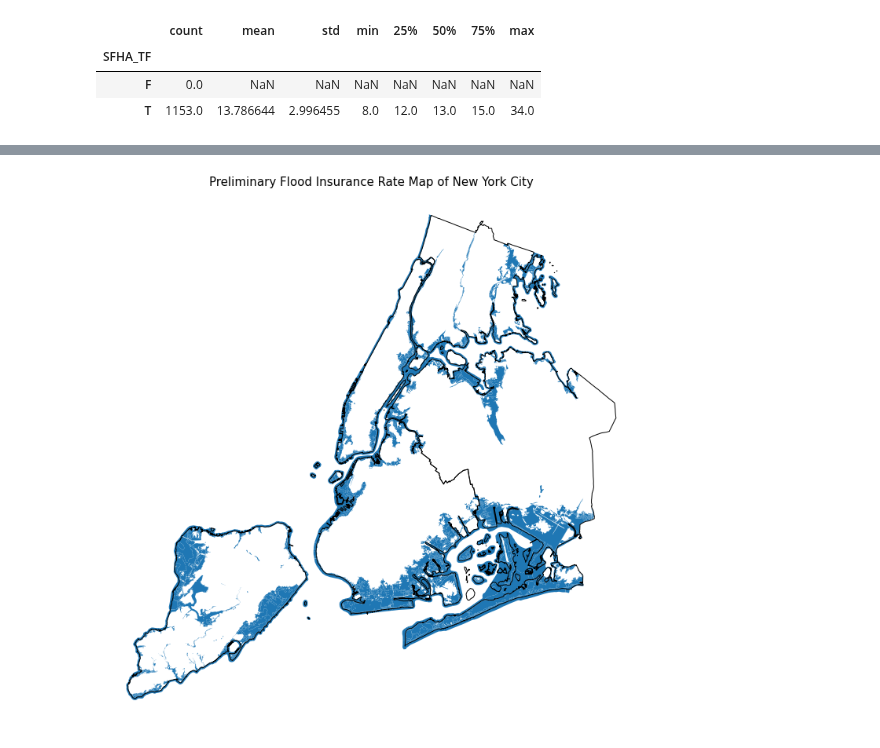
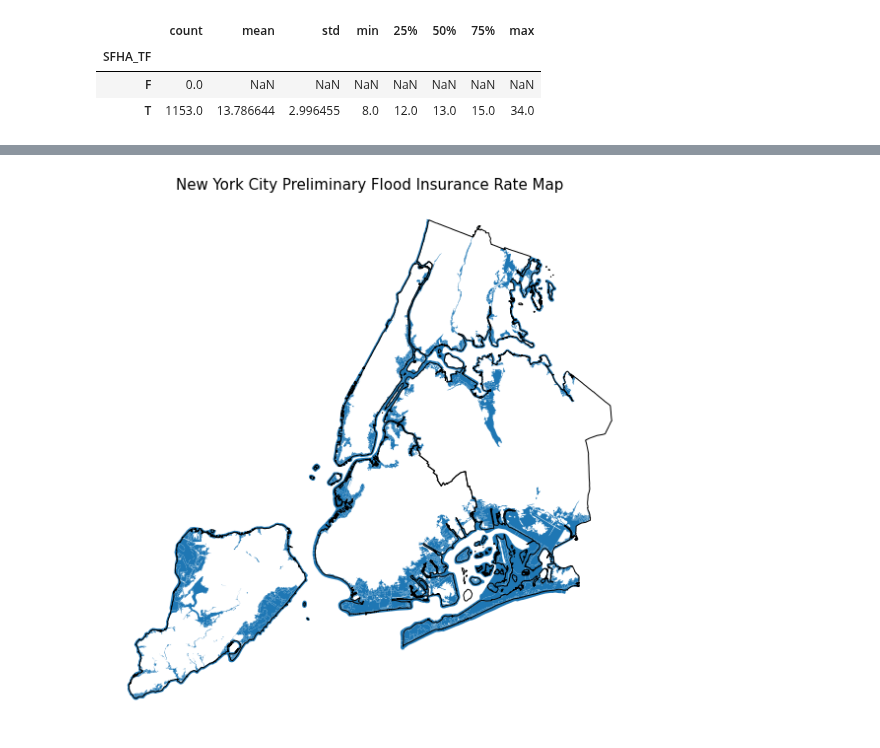
Before and after one commit to mebauer/nyc-floodzone-analysis, a Jupyter notebook: floodzone-pfirm-analysis.ipynb, the cells around one changed output, grey strips where cells are left out. Drawn from its saved outputs; the diff is of its cells as text; code cells hidden in the pictures.

```diff
--- a/floodzone-pfirm-analysis.ipynb
+++ b/floodzone-pfirm-analysis.ipynb
@@ -351,11 +207,10 @@ Series([], Name: AR_REVERT, dtype: int64)
 # %% [markdown]
 There are no values besides `None` in these columns, and we can safely drop these.
 # %%
-print('number of columns: {}'.format(pfirm_df.shape[1]))
+# dropping 100% null columns
+cols = ['VEL_UNIT', 'AR_REVERT']
+pfirm_df = pfirm_df.drop(columns=cols)
 
-# dropping 100% null columns
-pfirm_df = pfirm_df.drop(columns=['VEL_UNIT', 'AR_REVERT'])
-print('new number of columns: {}\n'.format(pfirm_df.shape[1]))
-
+print('shape of data: {}'.format(pfirm_df.shape))
 pfirm_df.head()
 # %% [output]
@@ -465,10 +323,0 @@ These columns don't appear to be useful in this analysis, so I'll drop them.
-# %%
-print('number of initial columns: {}'.format(pfirm_df.shape[1]))
-
-col_drop = pfirm_df.iloc[:, -5:-1].columns
-print('columns to drop:', col_drop.to_list())
-
-pfirm_df = pfirm_df.drop(columns=col_drop)
-print('number of new columns: {}'.format(pfirm_df.shape[1]))
-
-pfirm_df.head()
@@ -484,0 +331,5 @@ number of new columns: 9
+# %%
+cols = ['VELOCITY', 'BFE_REVERT', 'DEP_REVERT']
+pfirm_df = pfirm_df.drop(columns=cols)
+
+pfirm_df.head()
@@ -786,7 +589,7 @@ print('replacing incorrectly inserted values (e.g. -9999) with nans.')
 for col in ['STATIC_BFE', 'DEPTH']:
 
     # if our column value is less than -1, replace with nan, else keep column value
-    pfirm_df[col] = np.where(pfirm_df[col] < -1, np.nan, pfirm_df[col])
+    pfirm_df.loc[pfirm_df[col] == -9999, col] = np.nan
 
 pfirm_df.describe()
 # %% [output]
@@ -1205,14 +811,19 @@ Text(0.5, 1.0, 'nyc boroughs')
 # %%
-fig, ax = plt.subplots(figsize=(10, 10))
+fig, ax = plt.subplots(figsize=(8, 8))
 
 pfirm_df.plot(ax=ax)
-borough_gdf.plot(ax=ax,
-                 facecolor='none',
-                 edgecolor='black',
-                 zorder=1)
 
+borough_gdf.plot(
+    ax=ax,
+    facecolor='none',
+    edgecolor='black',
+    zorder=1
+)
+
+label = 'New York City Preliminary Flood Insurance Rate Map'
+plt.title(label, fontsize=15)
 plt.axis('off')
-plt.title('Preliminary Flood Insurance Rate Map of New York City', fontsize=15)
+
 plt.tight_layout()
 # %% [output]
-[figure, old version]
+[figure, new version]
```
Also changed, not shown: parts of 141 cells of this notebook, 1 other file.
